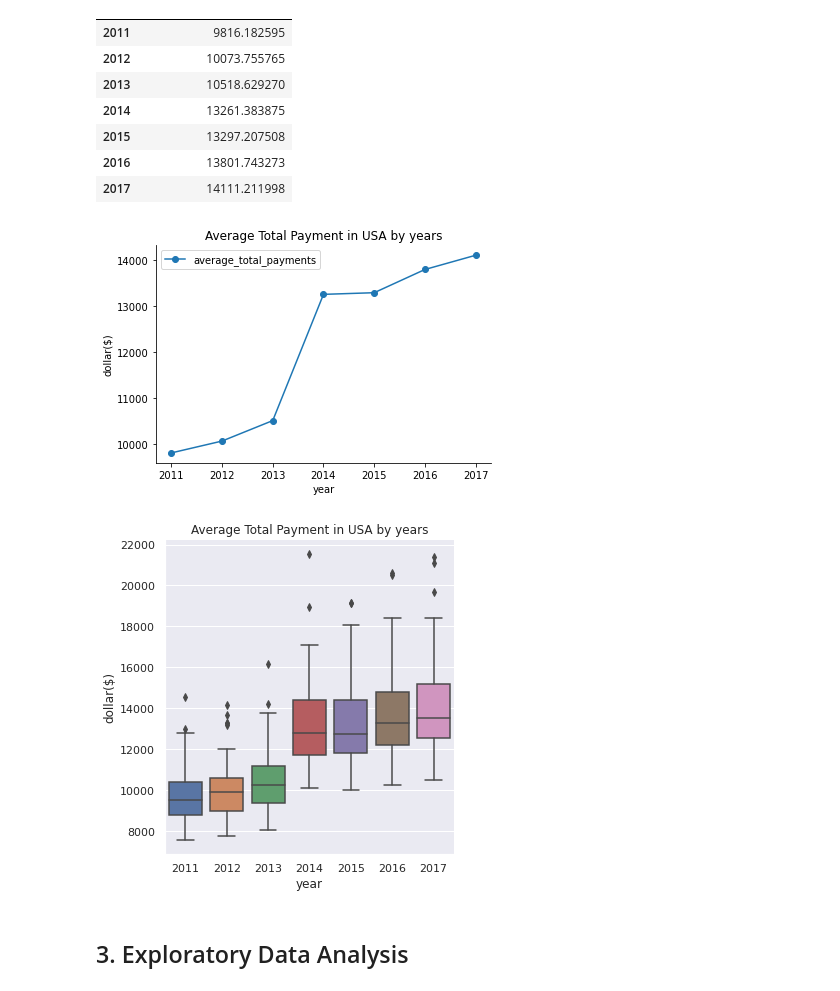
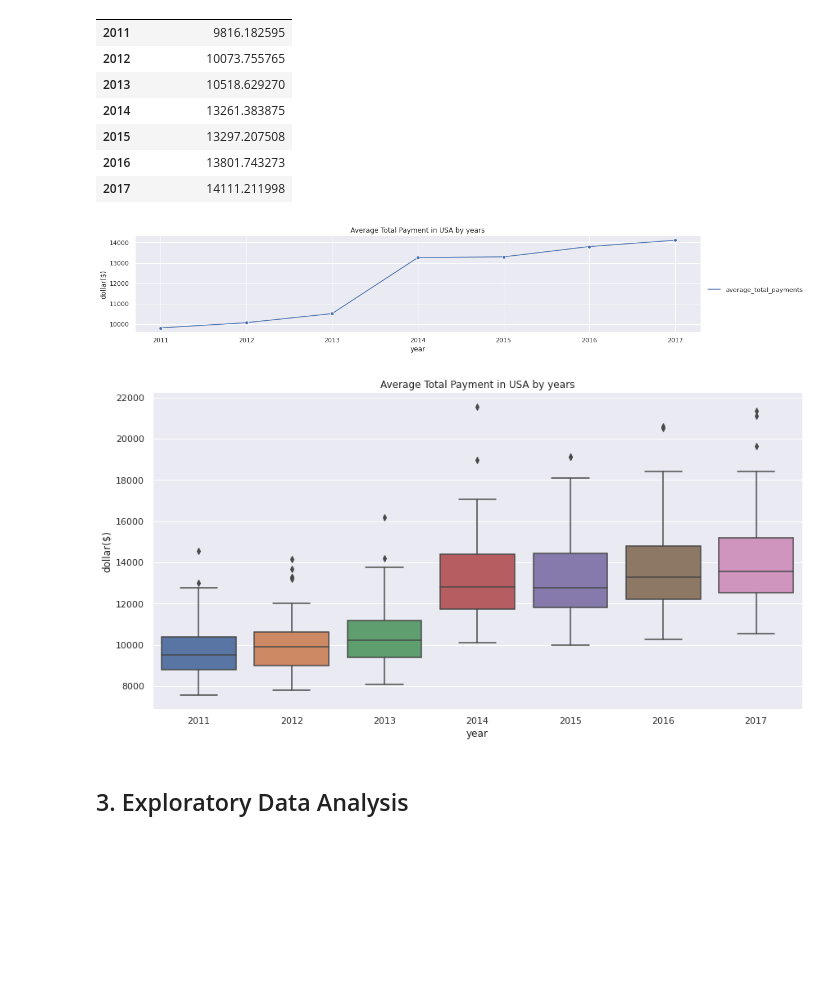
Before and after one commit to AnyiHuang/Analyzing-Inpatient-medical-expense-in-US, a Jupyter notebook: BA780_Team5A.ipynb, the cells around one changed output. Drawn from its saved outputs; the diff is of its cells as text; code cells hidden in the pictures; blank space fills up the shorter version.

```diff
--- a/BA780_Team5A.ipynb
+++ b/BA780_Team5A.ipynb
@@ -167,21 +220,20 @@ pm_by_year
 | 2016 | 13801.743273 |
 | 2017 | 14111.211998 |
 # %%
-pm_by_year.plot(kind='line', marker='o')
+sns.relplot(kind='line', marker='o', data=pm_by_year,height=3, aspect=5)
 plt.title('Average Total Payment in USA by years')
 plt.ylabel('dollar($)')
 sns.despine()
-sns.set(rc={'figure.figsize':(8,6)})
 # %% [output]
-[figure, old version]
+[figure, new version]
 # %%
 pm_by_year_state = inpatient_payment_by_year[['year','provider_state','average_total_payments']]
-sns.catplot(x="year", y="average_total_payments", data=pm_by_year_state, kind ='box')
+sns.catplot(x="year", y="average_total_payments", data=pm_by_year_state, kind ='box',height=6, aspect=2)
 plt.title('Average Total Payment in USA by years')
 plt.ylabel('dollar($)')
 sns.despine()
 # %% [output]
-[figure, old version]
+[figure, new version]
 # %% [markdown]
 ## 3. Exploratory Data Analysis
 # %% [markdown]
```
Also changed, not shown: parts of 12 cells of this notebook.
